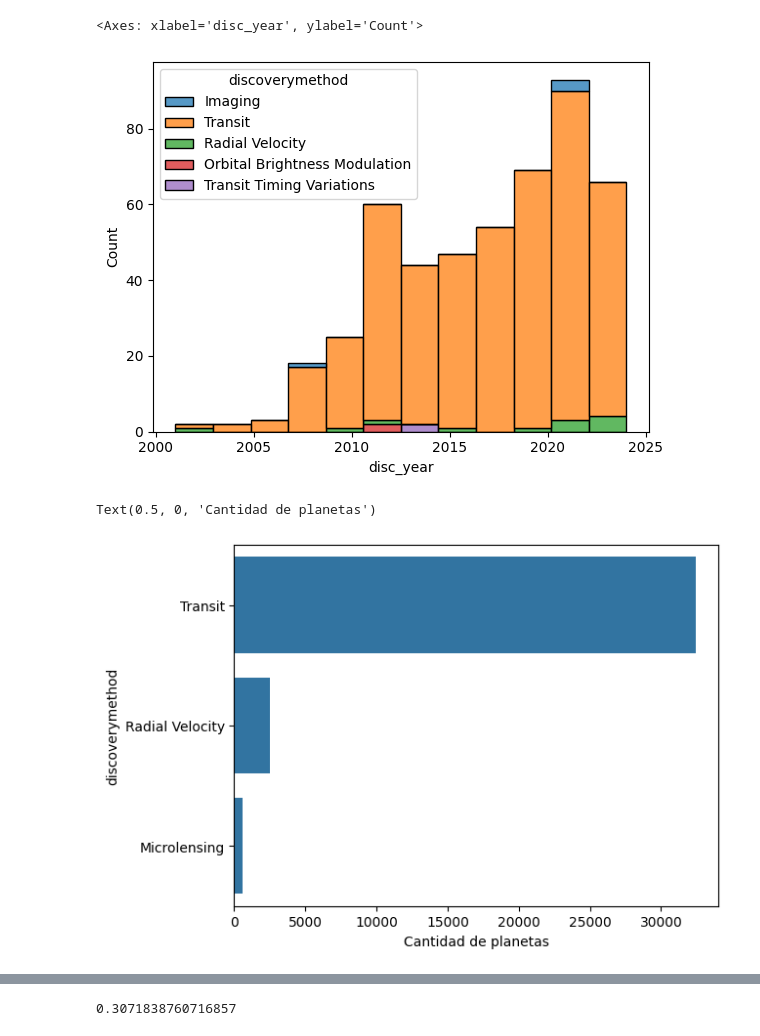
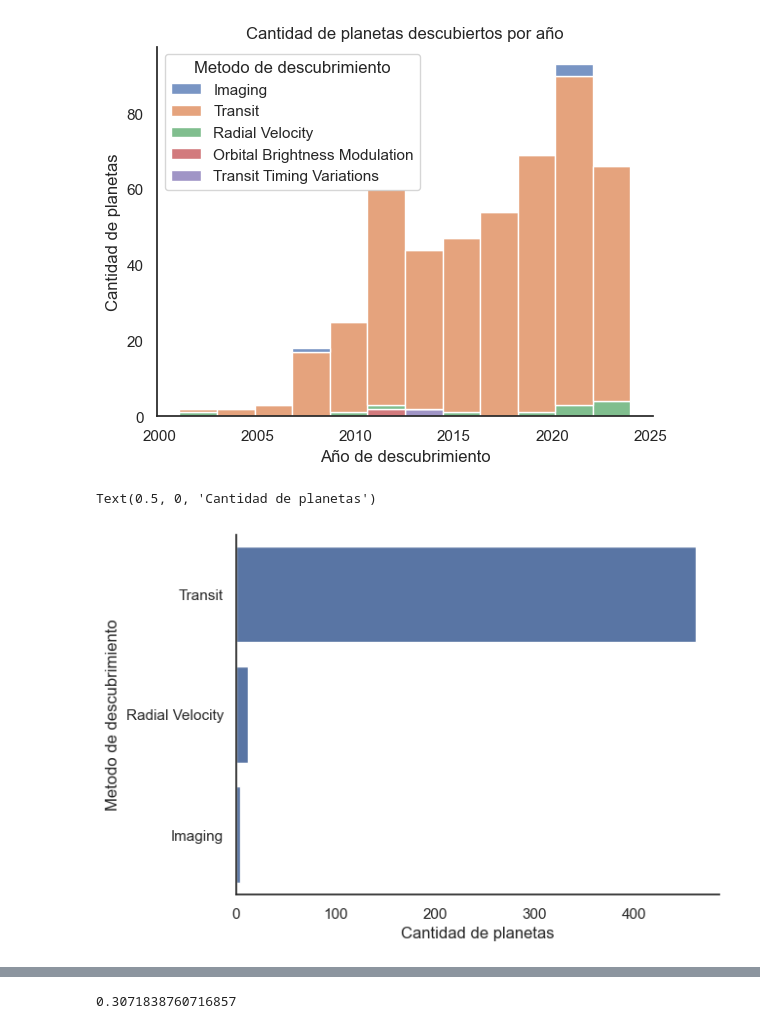
Before and after one commit to IsraelHuentecura/visualizacion_de_datos, a Jupyter notebook: Clase_10_planetas.ipynb, the cells around one changed output, grey strips where cells are left out. Cells and saved outputs as stored; diff of their text form; code cells hidden in the pictures.

```diff
--- a/Clase_10_planetas.ipynb
+++ b/Clase_10_planetas.ipynb
@@ -1,34 +1,44 @@
 # %%
 import pandas as pd
 import numpy as np
 import matplotlib.pyplot as plt
 import seaborn as sns
 
 df = pd.read_csv('./data/PS_2024.04.02_11.16.01.csv')
 # Dejar solo planeta confirmados, metodo deteccion, nombre planeta, periodo orbital, año de descubrimiento, masa y radio del planeta tierra
 col_list = ['pl_name', 'discoverymethod', 'disc_year','pl_orbper','soltype', 'pl_rade','pl_masse','st_mass']
 df = df[col_list]
+# Traducir nombres de columnas
+df.columns = ['Nombre', 'Metodo de descubrimiento', 'Año', 'Periodo Orbital', 'Tipo Estrella', 'Radio Planeta', 'Masa Planeta', 'Masa Estrella']
+# Crear mi estilo de graficos
+sns.set_theme(style='white')
+# Quitar eje superior y derecho
+sns.set(style='white', rc={'axes.spines.right': False, 'axes.spines.top': False})
+
 # Dejar planetas confirmados unicos
-df_filter = df.drop_duplicates(subset=['pl_name'])
+df_filter = df.drop_duplicates(subset=['Nombre'])
 # Drop filas con valores nulos
 df_filter = df_filter.dropna()
 # Dropear columna pl_name
-df_filter = df_filter.drop(columns=['pl_name'])
+df_filter = df_filter.drop(columns=['Nombre'])
 # Hacer histograma de años disc_year vs metodos de descubrimiento discoverymethod
-sns.histplot(data=df_filter, x='disc_year', hue='discoverymethod', multiple='stack')
+sns.histplot(data=df_filter, x='Año', hue='Metodo de descubrimiento', multiple='stack')
+# Traducir al español
+plt.xlabel('Año de descubrimiento')
+plt.ylabel('Cantidad de planetas')
+plt.title('Cantidad de planetas descubiertos por año')
+plt.show()
 # %% [output]
-<Axes: xlabel='disc_year', ylabel='Count'>
-[figure, old version]
+[figure, new version]
 # %%
 # Cuales son las 3 tecnicas de descubrimiento mas comunes
-df['discoverymethod'].value_counts().head(3)
-# Gráfico de barras de las 3 tecnicas de descubrimiento mas comunes
-sns.countplot(data=df, y='discoverymethod', order=df['discoverymethod'].value_counts().index[:3])
-# Corregir el eje x
+comunes_3 = df_filter['Metodo de descubrimiento'].value_counts().head(3)
+# Gráfico de barras de las 3 tecnicas de descubrimiento mas comunes, en el eje x tiene que estar desde el  0 hasta el 80
+sns.countplot(data=df_filter, y='Metodo de descubrimiento', order=comunes_3.index)
 plt.xlabel('Cantidad de planetas')
 # %% [output]
 Text(0.5, 0, 'Cantidad de planetas')
-[figure, old version]
+[figure, new version]
 # %%
 # Existe una relacion entre la masa del planeta y el radio del planeta?
 # Incluir incertezas de cada valor
```
Also changed, not shown: parts of 2 cells of this notebook, 5 other files.
